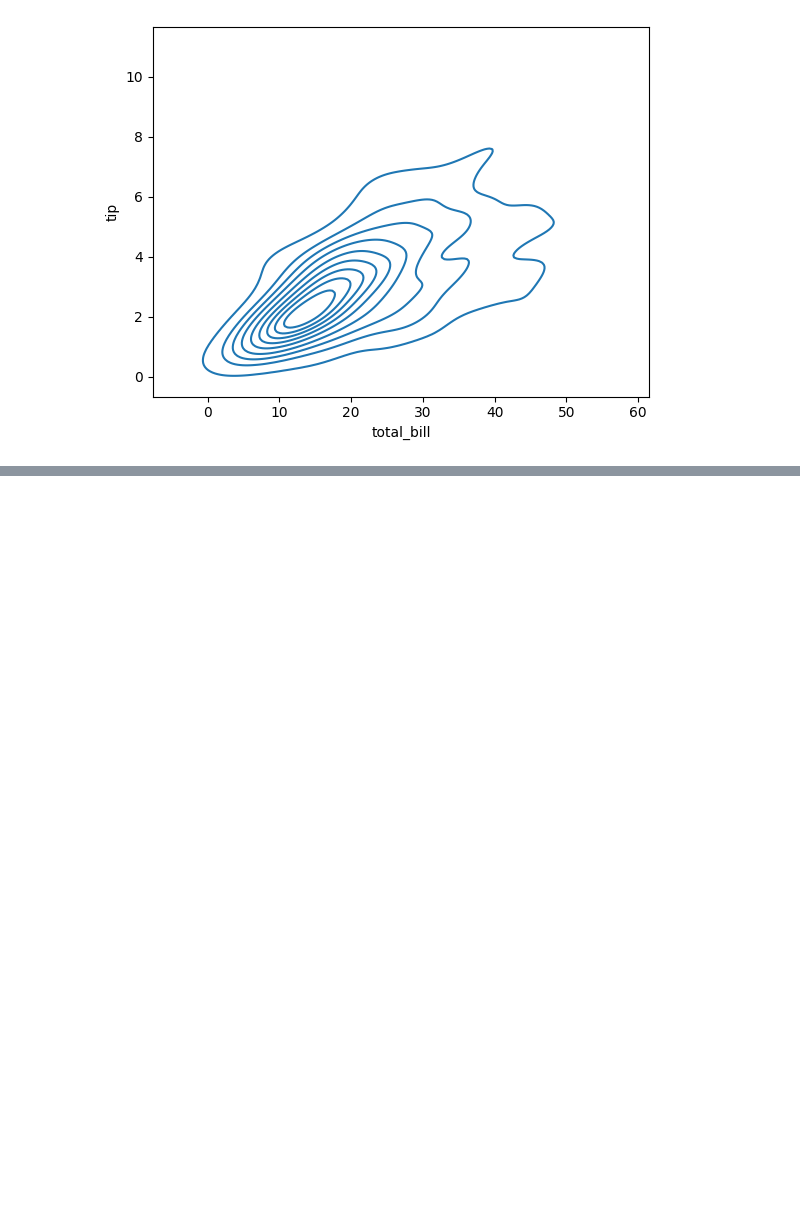
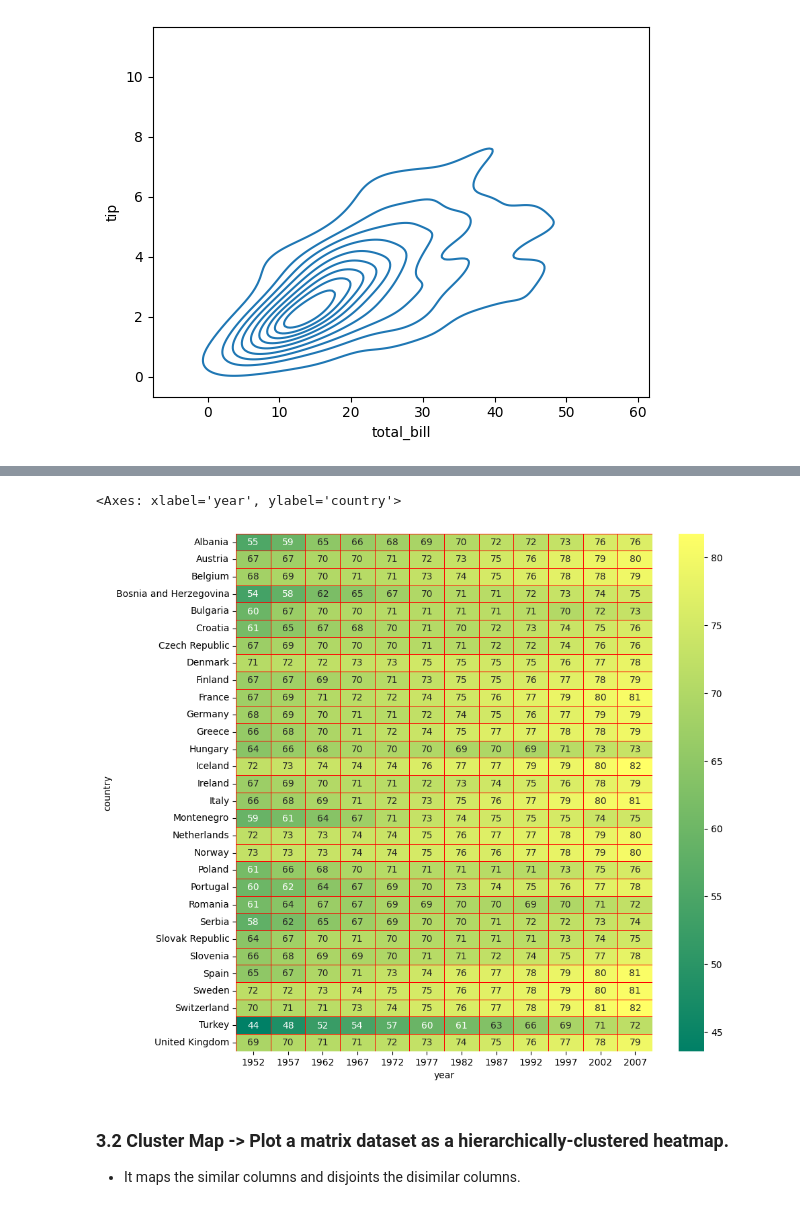
Before and after one commit to Gaurabh007/Python_Programming, a Jupyter notebook: Seaborn/01_Seaborn.ipynb, the cells around one changed output, grey strips where cells are left out. Cells and saved outputs as stored; diff of their text form; code cells hidden in the pictures; blank space fills up the shorter version.

```diff
--- a/Seaborn/01_Seaborn.ipynb
+++ b/Seaborn/01_Seaborn.ipynb
@@ -303,0 +351,10 @@ sns.kdeplot(data=tips, x='total_bill', y='tip')
+# %%
+# cmap
+plt.figure(figsize=(10,10))
+sns.heatmap(Eup,annot=True,linewidths=0.5,cmap='summer',linecolor='red')
+# %% [output]
+<Axes: xlabel='year', ylabel='country'>
+[figure, added]
+# %% [markdown]
+### 3.2 Cluster Map ->  Plot a matrix dataset as a hierarchically-clustered heatmap.
+- It maps the similar columns and disjoints the disimilar columns.
```
Also changed, not shown: parts of 14 cells of this notebook.
